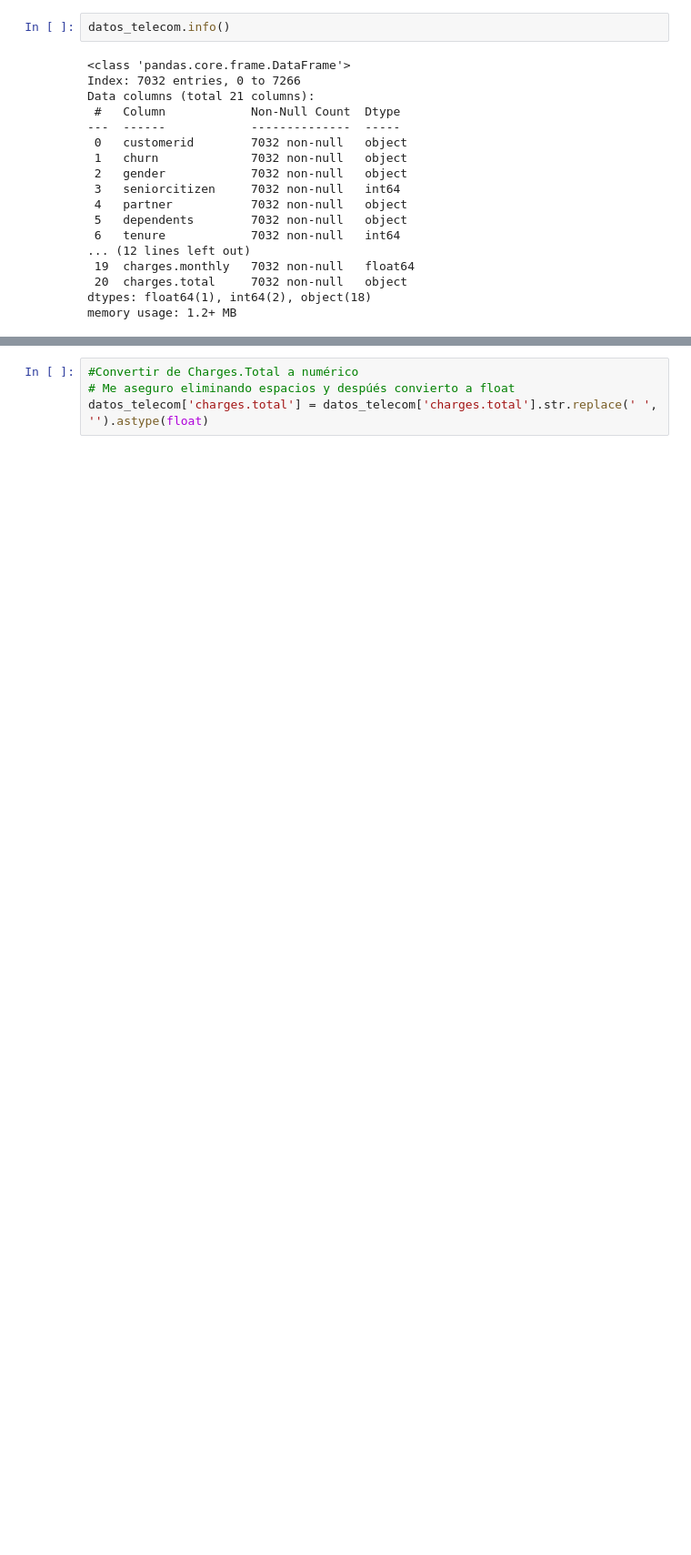
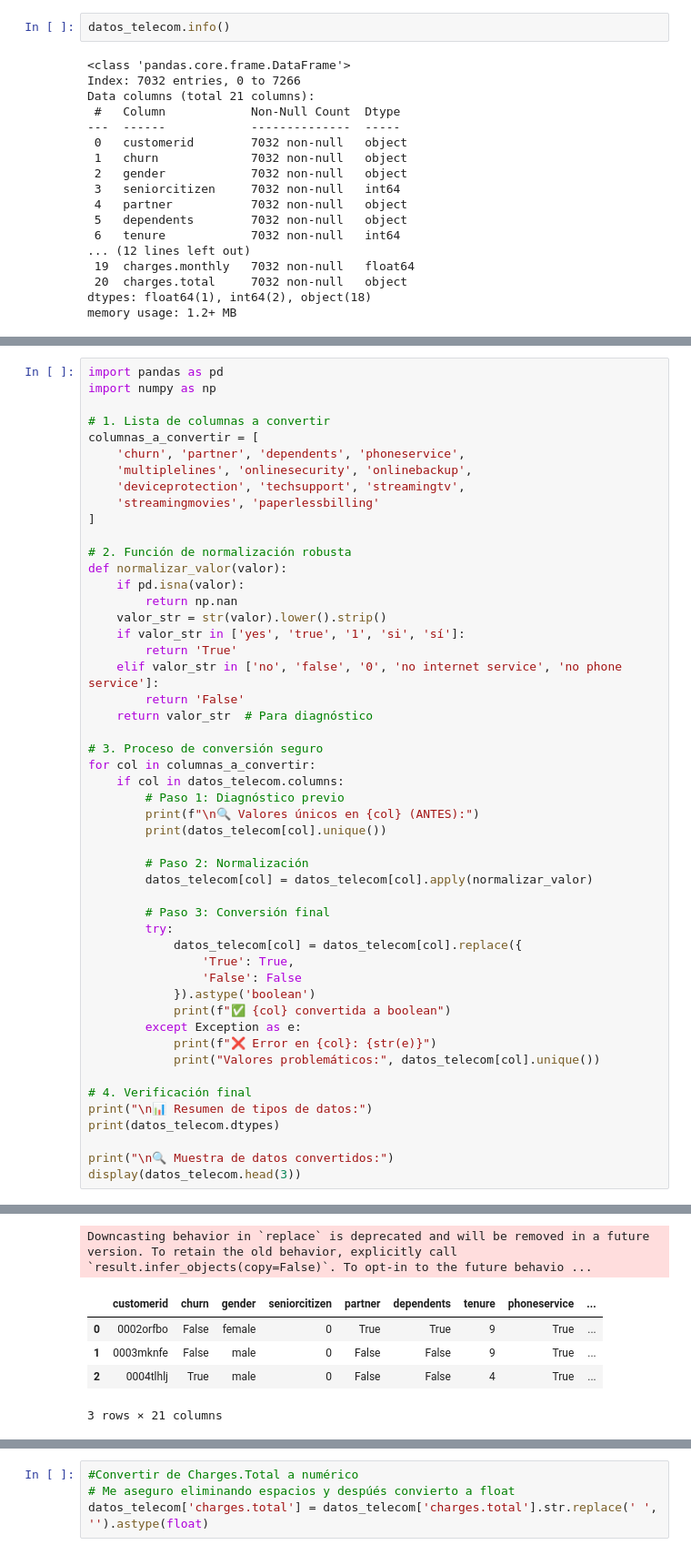
Before and after one commit to 333CME/Challengue-TELECOM-X, a Jupyter notebook: Proyecto_telecomx_final_2.ipynb, the cells around one changed output, grey strips where cells are left out. Shown at 91% size. Drawn from its saved outputs; the diff is of its cells as text; blank space fills up the shorter version.

```diff
--- a/Proyecto_telecomx_final_2.ipynb
+++ b/Proyecto_telecomx_final_2.ipynb
@@ -158,0 +225,51 @@ datos_telecom['seniorcitizen'] = datos_telecom['seniorcitizen'].astype(bool)
+# %%
+import pandas as pd
+import numpy as np
+
+# 1. Lista de columnas a convertir
+columnas_a_convertir = [
+    'churn', 'partner', 'dependents', 'phoneservice',
+    'multiplelines', 'onlinesecurity', 'onlinebackup',
+    'deviceprotection', 'techsupport', 'streamingtv',
+    'streamingmovies', 'paperlessbilling'
+]
+
+# 2. Función de normalización robusta
+def normalizar_valor(valor):
+    if pd.isna(valor):
+        return np.nan
+    valor_str = str(valor).lower().strip()
+    if valor_str in ['yes', 'true', '1', 'si', 'sí']:
+        return 'True'
+    elif valor_str in ['no', 'false', '0', 'no internet service', 'no phone service']:
+        return 'False'
+    return valor_str  # Para diagnóstico
+
+# 3. Proceso de conversión seguro
+for col in columnas_a_convertir:
+    if col in datos_telecom.columns:
+        # Paso 1: Diagnóstico previo
+        print(f"\n🔍 Valores únicos en {col} (ANTES):")
+        print(datos_telecom[col].unique())
+
+        # Paso 2: Normalización
+        datos_telecom[col] = datos_telecom[col].apply(normalizar_valor)
+
+        # Paso 3: Conversión final
+        try:
+            datos_telecom[col] = datos_telecom[col].replace({
+                'True': True,
+                'False': False
+            }).astype('boolean')
+            print(f"✅ {col} convertida a boolean")
+        except Exception as e:
+            print(f"❌ Error en {col}: {str(e)}")
+            print("Valores problemáticos:", datos_telecom[col].unique())
+
+# 4. Verificación final
+print("\n📊 Resumen de tipos de datos:")
+print(datos_telecom.dtypes)
+
+print("\n🔍 Muestra de datos convertidos:")
+display(datos_telecom.head(3))
+# %% [output]
@@ -158,0 +293,6 @@ datos_telecom['seniorcitizen'] = datos_telecom['seniorcitizen'].astype(bool)
+Downcasting behavior in `replace` is deprecated and will be removed in a future version. To retain the old behavior, explicitly call `result.infer_objects(copy=False)`. To opt-in to the future behavio ...
+|  | customerid | churn | gender | seniorcitizen | partner | dependents | tenure | phoneservice | ... |
+| 0 | 0002orfbo | False | female | 0 | True | True | 9 | True | ... |
+| 1 | 0003mknfe | False | male | 0 | False | False | 9 | True | ... |
+| 2 | 0004tlhlj | True | male | 0 | False | False | 4 | True | ... |
+3 rows × 21 columns
```
Also changed, not shown: parts of 22 cells of this notebook.
